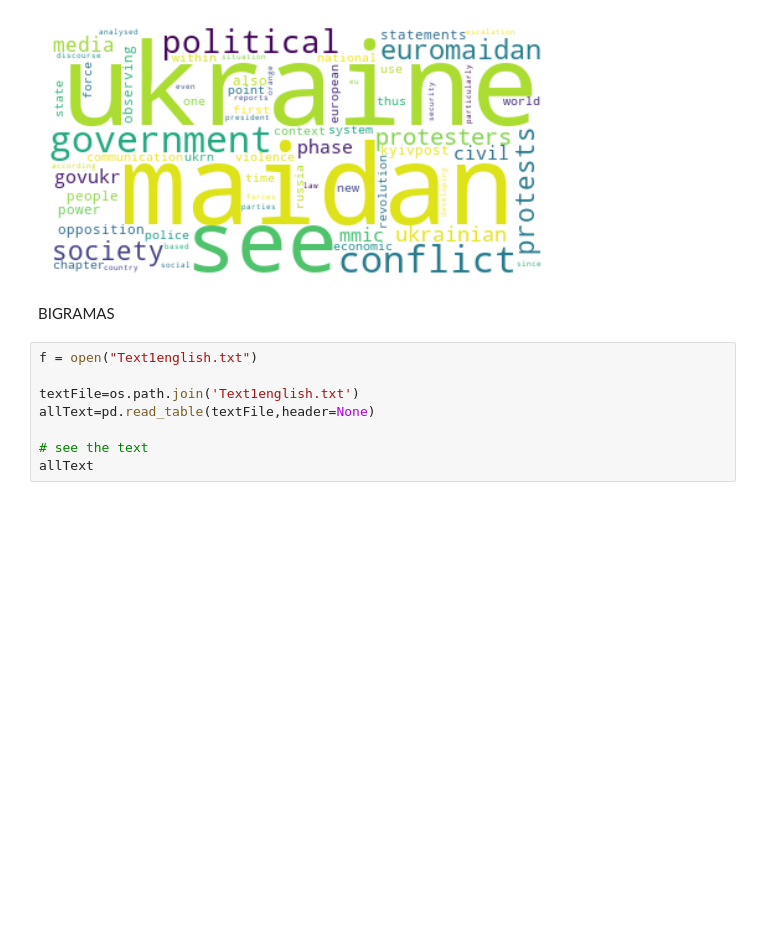
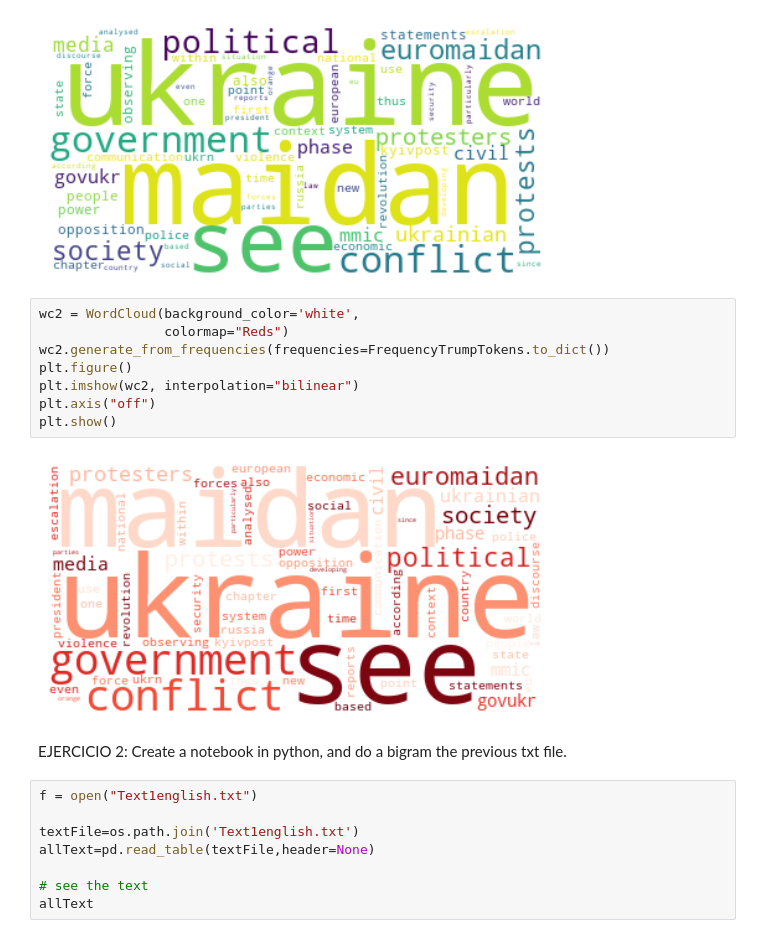
Before and after one commit to AlexNoblejas/TextAsData, a Jupyter notebook: Tarea4.ipynb, the cells around one changed output. Saved outputs shown, nothing was run; the diff lists cells and outputs as text; blank space fills up the shorter version.

```diff
--- a/Tarea4.ipynb
+++ b/Tarea4.ipynb
@@ -207,8 +210,19 @@ plt.axis("off")
 plt.show()
 # %% [output]
 [figure]
+# %%
+wc2 = WordCloud(background_color='white',
+                colormap="Reds")
+wc2.generate_from_frequencies(frequencies=FrequencyTrumpTokens.to_dict())
+plt.figure()
+plt.imshow(wc2, interpolation="bilinear")
+plt.axis("off")
+plt.show()
+# %% [output]
+[figure, added]
 # %% [markdown]
-BIGRAMAS
+EJERCICIO 2:
+Create a notebook in python, and do a bigram the previous txt file.
 # %%
 f = open("Text1english.txt")
 
```
Also changed, not shown: parts of 1 cell of this notebook.
